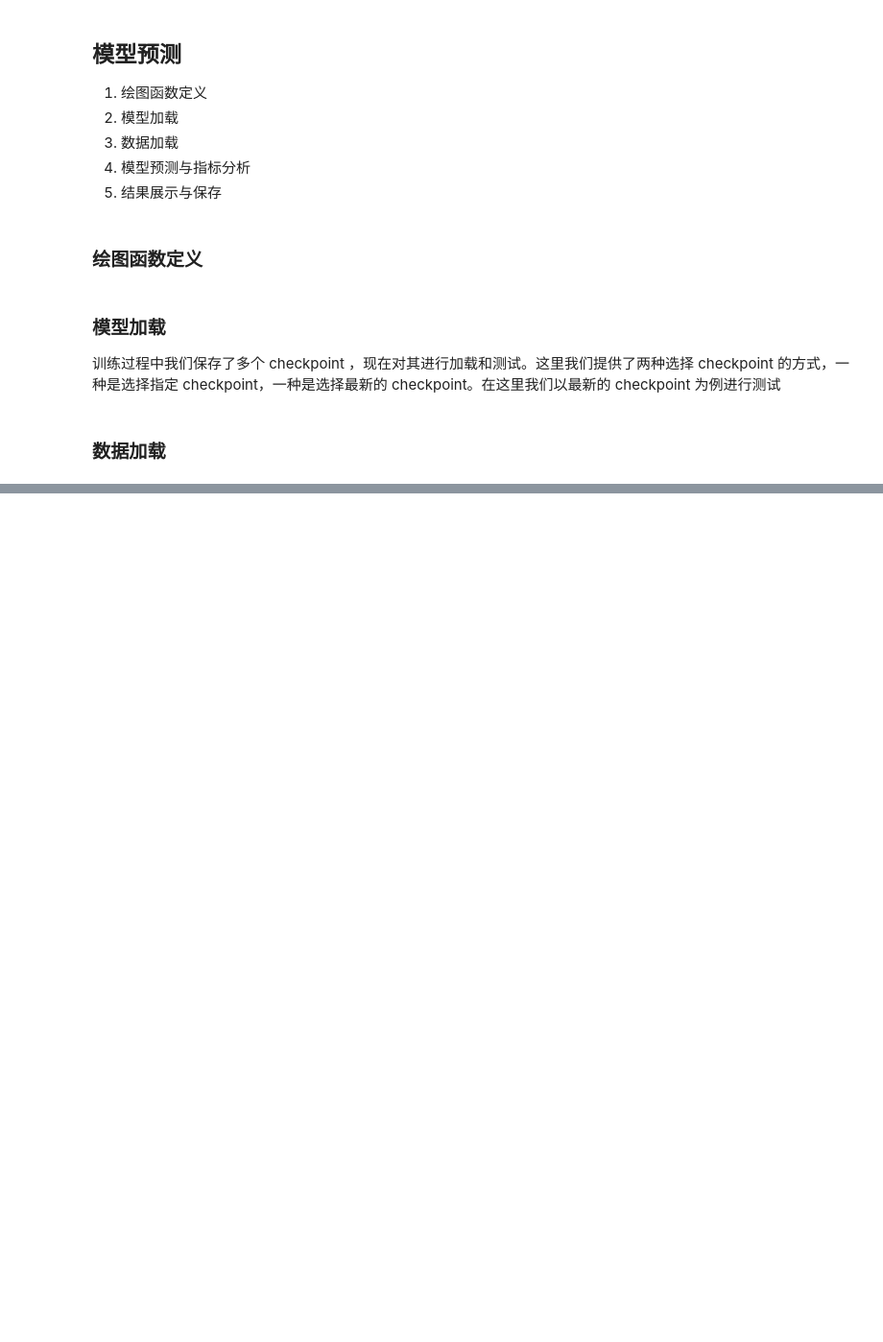
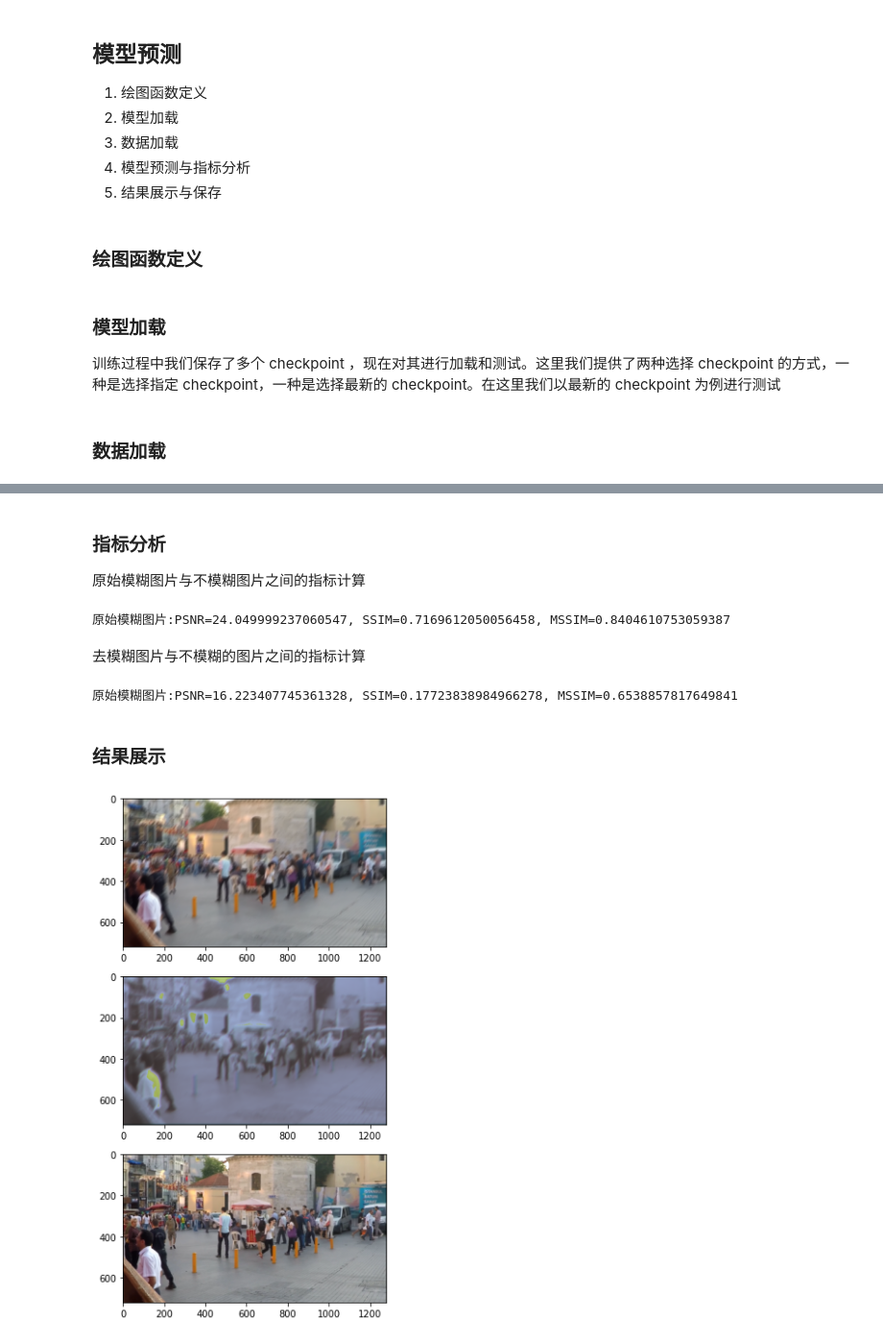
Before and after one commit to OcaenEyes/ML, a Jupyter notebook: AI训练赛/pytorch图像去模糊/图像去模糊.ipynb, the cells around one changed output, grey strips where cells are left out. Shown at 96% size. Cells and saved outputs as stored; diff of their text form; code cells hidden in the pictures; blank space fills up the shorter version.

```diff
--- a/AI训练赛/pytorch图像去模糊/图像去模糊.ipynb
+++ b/AI训练赛/pytorch图像去模糊/图像去模糊.ipynb
@@ -267,7 +249,7 @@ def get_dataset(data_dir,patch_size=None,
 #     print(is_train)
 #     print(multi)
 
-    dataset = Gopro(data_dir,patch_size=patch_size,
+    dataset = ImgMission(data_dir,patch_size=patch_size,
                     is_train=is_train,multi=multi)
 
     print(dataset)
@@ -658,3 +640,26 @@ my_model = my_model.eval()
 ### 数据加载
 # %%
 # 由于此模型采用的是多尺度训练，因此对于单张输入图像，需要对其进行处理，定义加载图像的函数 load_images 为
+def load_images(blur_img_path,multi):
+    target_s1 = None
+    sharp_img_path = blur_img_path.replace("blur","sharp")
+    if os.path.exists(sharp_img_path):
+        img_target = Image.open(sharp_img_path).convert('RGB')
+        target_s1 = transforms.ToTensor()(img_target).unsqueeze(0)
+
+    img_input = Image.open(blur_img_path).convert('RGB')  # 转换为image类型 方便进行resize
+    input_b1 = transforms.ToTensor()(img_input)
+
+    if multi:
+        H = input_b1.size()[1]
+        W = input_b1.size()[2]
+
+        input_b1 = transforms.ToPILImage()(input_b1)
+        input_b2 = transforms.ToTensor()(transforms.Resize([int(H/2), int(W/2)])(input_b1)).unsqueeze(0)
+        input_b3 = transforms.ToTensor()(transforms.Resize([int(H/4), int(W/4)])(input_b1)).unsqueeze(0)
+
+        input_b1 = transforms.ToTensor()(input_b1).unsqueeze(0)
+
+        return {'input_b1':input_b1, 'input_b2':input_b2, 'input_b3':input_b3, 'target_s1':target_s1}
+    else:
+        return {'input_b1':unsqueeze(0), 'target_s1':target_s1}
@@ -660,0 +670,44 @@ my_model = my_model.eval()
+# %%
+idx = 1
+blur_img_path = f"datasets/pictures/blur/test{idx}.png"
+item = load_images(blur_img_path,args.multi)
+
+input_b1 = item['input_b1']
+input_b2 = item['input_b2']
+input_b3 = item['input_b3']
+target_s1 = item['target_s1']
+
+output_l1,_,_ = my_model((input_b1,input_b2,input_b3))
+# %% [markdown]
+### 指标分析
+原始模糊图片与不模糊图片之间的指标计算
+# %%
+blur_psnr = psnr(input_b1,target_s1)
+blur_ssim = ssim(input_b1,target_s1)
+blur_mssim = mssim(input_b1,target_s1)
+
+print(f"原始模糊图片:PSNR={blur_psnr.float()}, SSIM={blur_ssim.float()}, MSSIM={blur_mssim.float()}")
+# %% [output]
+原始模糊图片:PSNR=24.049999237060547, SSIM=0.7169612050056458, MSSIM=0.8404610753059387
+# %% [markdown]
+去模糊图片与不模糊的图片之间的指标计算
+# %%
+output_psnr = psnr(output_l1,target_s1)
+output_ssim = ssim(output_l1,target_s1)
+output_mssim = mssim(output_l1,target_s1)
+
+print(f"原始模糊图片:PSNR={output_psnr.float()}, SSIM={output_ssim.float()}, MSSIM={output_mssim.float()}")
+# %% [output]
+原始模糊图片:PSNR=16.223407745361328, SSIM=0.17723838984966278, MSSIM=0.6538857817649841
+# %% [markdown]
+### 结果展示
+# %%
+plt.figure(figsize=(6,10))
+plt.subplot(311)
+plot_tensor(input_b1)
+plt.subplot(312)
+plot_tensor(output_l1)
+plt.subplot(313)
+plot_tensor(target_s1)
+# %% [output]
+[figure, added]
```
Also changed, not shown: parts of 10 cells of this notebook.
